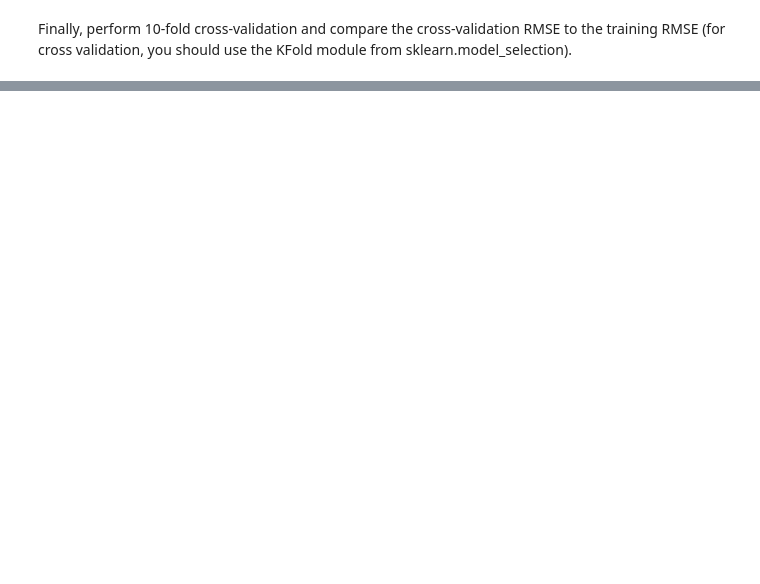
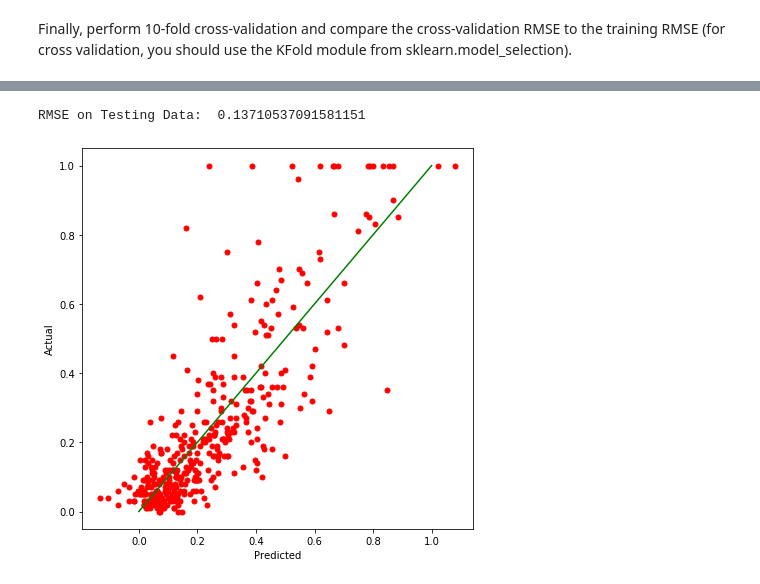
Before and after one commit to claytoncohn/DSC478, a Jupyter notebook: Jupyter/Assignment3.ipynb, the cells around one changed output, grey strips where cells are left out. Cells and saved outputs as stored; diff of their text form; code cells hidden in the pictures; blank space fills up the shorter version.

```diff
--- a/Jupyter/Assignment3.ipynb
+++ b/Jupyter/Assignment3.ipynb
@@ -282,0 +334,13 @@ RMSE on Training Data w/ cross-validation: 0.12394995919531052
+# %%
+optimal_percentile_ind = np.where(results == results.max())[0][0]
+print("Optimal percentile of features:{0}".format(percentiles[optimal_percentile_ind]), "\n")
+optimal_num_features = int(percentiles[optimal_percentile_ind]*len(X.columns)/100)
+print("Optimal number of features:{0}".format(optimal_num_features), "\n")
+
+# Plot percentile of features VS. cross-validation scores
+import pylab as pl
+pl.rcParams["figure.figsize"] = (7,7)
+pl.figure()
+pl.xlabel("Percentage of features selected")
+pl.ylabel("Cross validation accuracy")
+pl.plot(percentiles,results)
@@ -282,0 +403,2 @@ RMSE on Training Data w/ cross-validation: 0.12394995919531052
+# %%
+linreg.fit(X_train, y_train)
@@ -282,0 +407,9 @@ RMSE on Training Data w/ cross-validation: 0.12394995919531052
+# %%
+# First, let's compute errors on all testing instances
+p = linreg.predict(X_test)
+
+# Now we can constuct an array of errors
+err = abs(p-y_test)
+
+# Let's see the error on the first 10 predictions
+print(err[:10])
@@ -282,0 +428,17 @@ RMSE on Training Data w/ cross-validation: 0.12394995919531052
+# %%
+# Dot product of error vector with itself gives us the sum of squared errors
+total_error = np.dot(err,err)
+
+# Finally compute RMSE
+rmse_test = np.sqrt(total_error/len(p))
+print("RMSE on Testing Data: ", rmse_test)
+# %% [output]
+RMSE on Testing Data:  0.13710537091581151
+# %%
+pl.plot(p, y_test,'ro', markersize=5)
+pl.plot([0,1],[0,1], 'g-')
+pl.xlabel('Predicted')
+pl.ylabel('Actual')
+pl.show()
+# %% [output]
+[figure, added]
```
Also changed, not shown: parts of 20 cells of this notebook.
